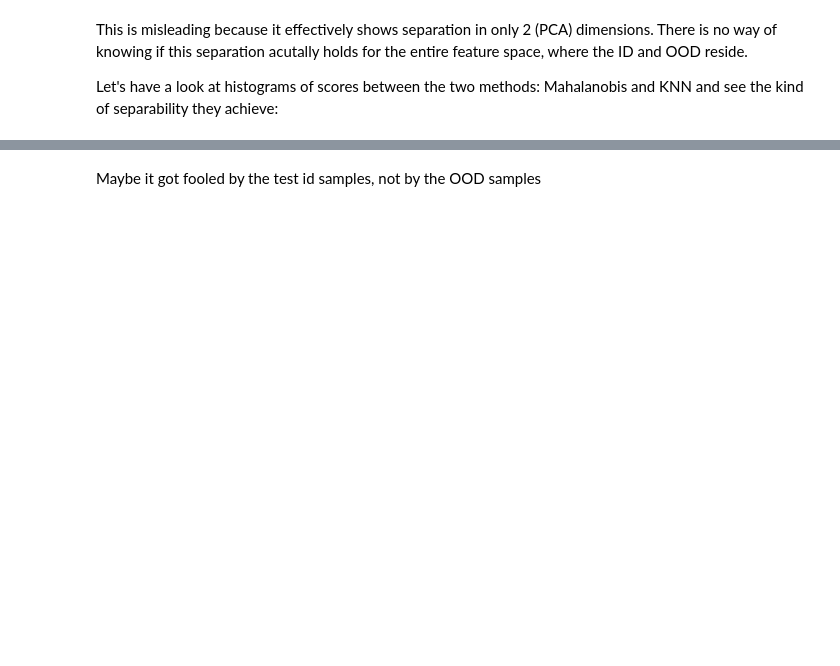
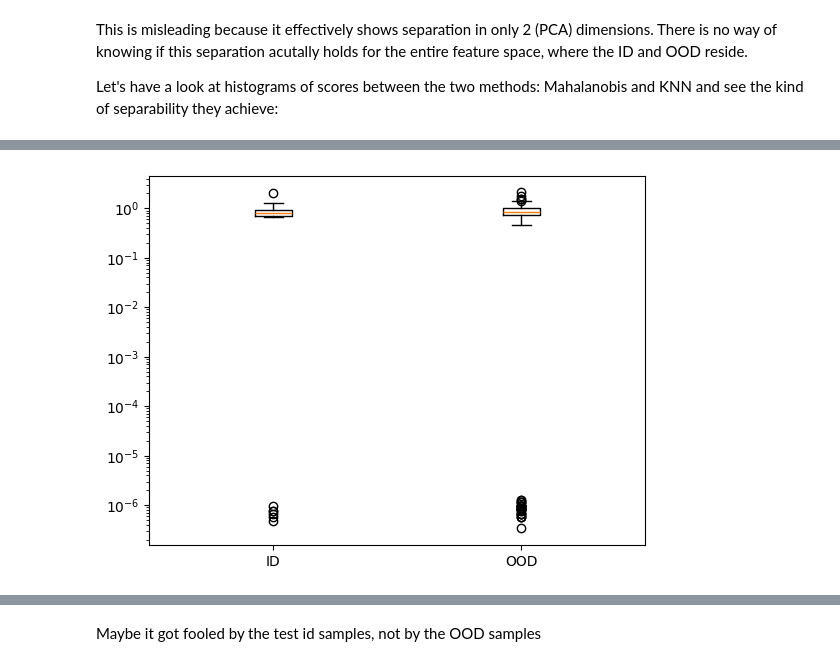
Before and after one commit to wrecka98/FM_thesis, a Jupyter notebook: feature_space_inspection/feature_space_VersaMammo.ipynb, the cells around one changed output, grey strips where cells are left out. Saved outputs shown, nothing was run; the diff lists cells and outputs as text; code cells hidden in the pictures; blank space fills up the shorter version.

```diff
--- a/feature_space_inspection/feature_space_VersaMammo.ipynb
+++ b/feature_space_inspection/feature_space_VersaMammo.ipynb
@@ -300,3 +417,11 @@ plt.yscale("log")
+# %%
+plt.boxplot(
+    [scores_id_knn, scores_ood_knn],
+    labels=["ID","OOD"]
+)
+plt.yscale("log")
+# %% [output]
+[figure, added]
 # %%
 print(f"scores id percentiles: {np.percentile(scores_id_mds, [1,5,25,50,75,95,99])}")
 print(f"scores ood percentiles: {np.percentile(scores_ood_mds, [1,5,25,50,75,95,99])}")
```
Also changed, not shown: parts of 18 cells of this notebook.
